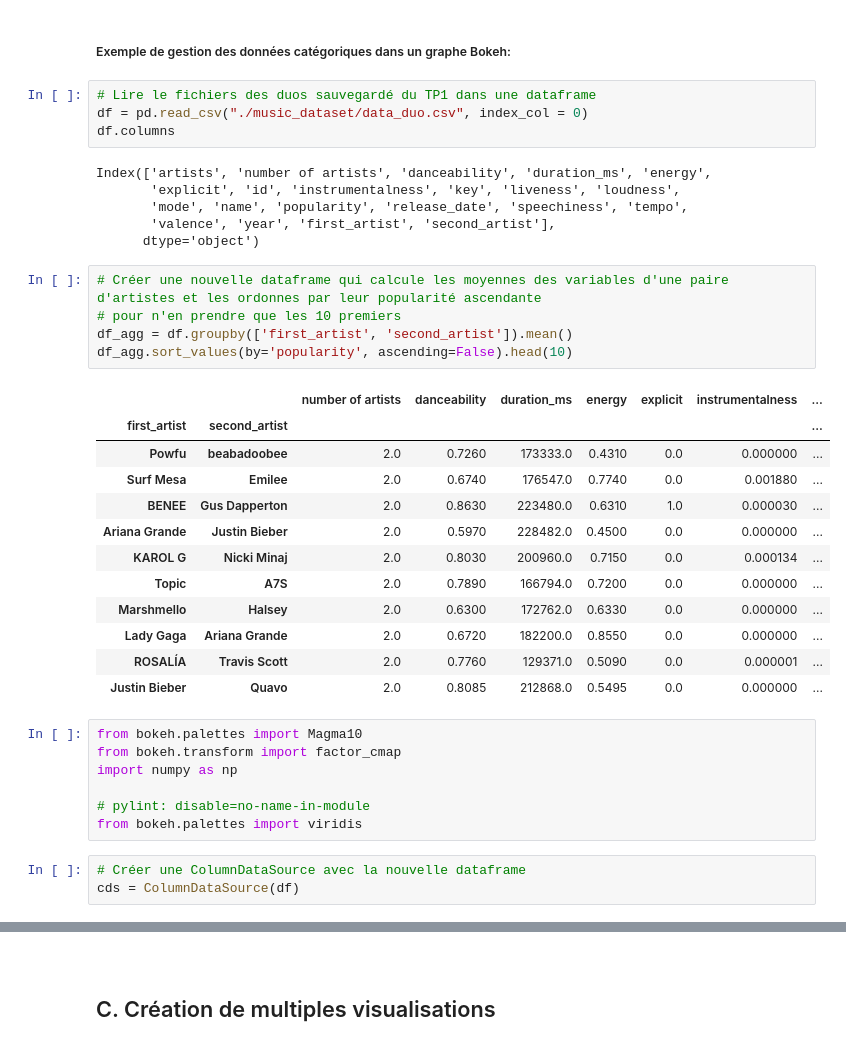
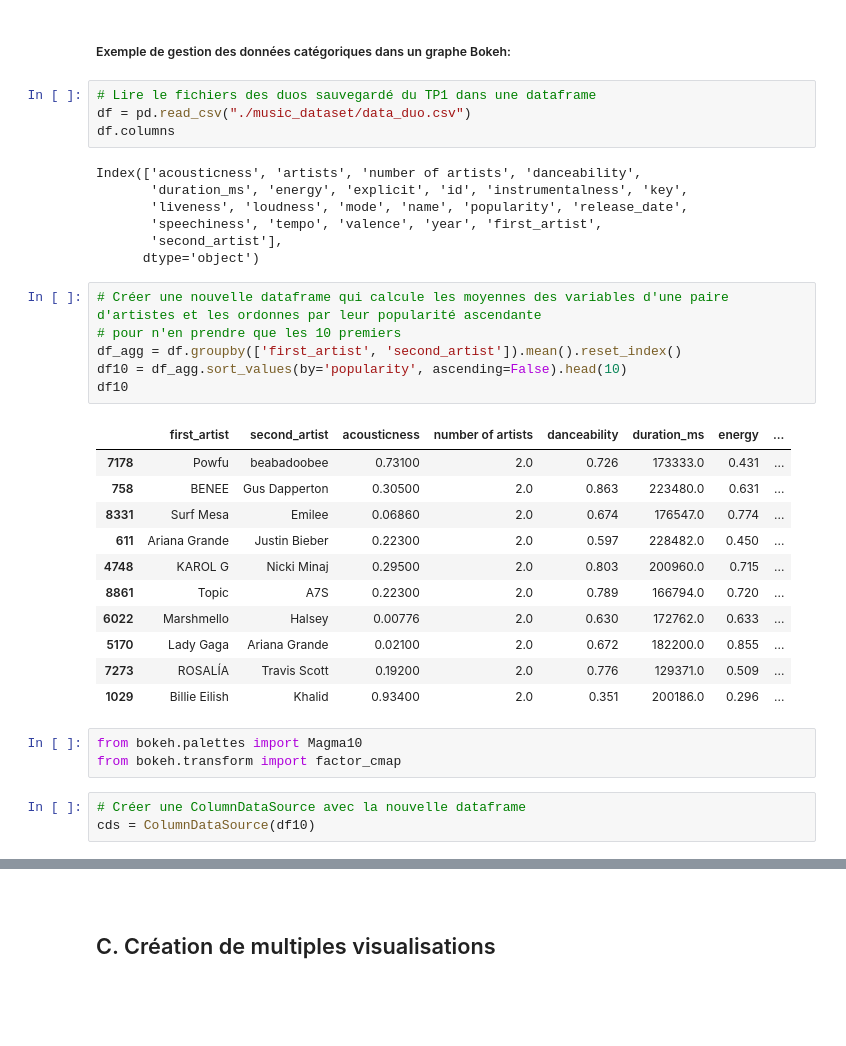
Before and after one commit to 11bender/IA_labs, a Jupyter notebook: Lab1_2_IA_DataViz.ipynb, the cells around one changed output, grey strips where cells are left out. Cells and saved outputs as stored; diff of their text form; blank space fills up the shorter version.

```diff
--- a/Lab1_2_IA_DataViz.ipynb
+++ b/Lab1_2_IA_DataViz.ipynb
@@ -305,39 +305,36 @@ Penser à donner des titres, des labels... à vos graphes, axes etc. Pour plus d
 ##### Exemple de gestion des données catégoriques dans un graphe Bokeh:
 # %%
 # Lire le fichiers des duos sauvegardé du TP1 dans une dataframe
-df = pd.read_csv("./music_dataset/data_duo.csv", index_col = 0)
+df = pd.read_csv("./music_dataset/data_duo.csv")
 df.columns
 # %% [output]
-Index(['artists', 'number of artists', 'danceability', 'duration_ms', 'energy',
-       'explicit', 'id', 'instrumentalness', 'key', 'liveness', 'loudness',
-       'mode', 'name', 'popularity', 'release_date', 'speechiness', 'tempo',
-       'valence', 'year', 'first_artist', 'second_artist'],
+Index(['acousticness', 'artists', 'number of artists', 'danceability',
+       'duration_ms', 'energy', 'explicit', 'id', 'instrumentalness', 'key',
+       'liveness', 'loudness', 'mode', 'name', 'popularity', 'release_date',
+       'speechiness', 'tempo', 'valence', 'year', 'first_artist',
+       'second_artist'],
       dtype='object')
 # %%
 # Créer une nouvelle dataframe qui calcule les moyennes des variables d'une paire d'artistes et les ordonnes par leur popularité ascendante
 # pour n'en prendre que les 10 premiers
-df_agg = df.groupby(['first_artist', 'second_artist']).mean()
-df_agg.sort_values(by='popularity', ascending=False).head(10)
+df_agg = df.groupby(['first_artist', 'second_artist']).mean().reset_index()
+df10 = df_agg.sort_values(by='popularity', ascending=False).head(10)
+df10
 # %% [output]
-|  |  | number of artists | danceability | duration_ms | energy | explicit | instrumentalness | ... |
-| first_artist | second_artist |  |  |  |  |  |  | ... |
-| Powfu | beabadoobee | 2.0 | 0.7260 | 173333.0 | 0.4310 | 0.0 | 0.000000 | ... |
-| Surf Mesa | Emilee | 2.0 | 0.6740 | 176547.0 | 0.7740 | 0.0 | 0.001880 | ... |
-| BENEE | Gus Dapperton | 2.0 | 0.8630 | 223480.0 | 0.6310 | 1.0 | 0.000030 | ... |
-| Ariana Grande | Justin Bieber | 2.0 | 0.5970 | 228482.0 | 0.4500 | 0.0 | 0.000000 | ... |
-| KAROL G | Nicki Minaj | 2.0 | 0.8030 | 200960.0 | 0.7150 | 0.0 | 0.000134 | ... |
-| Topic | A7S | 2.0 | 0.7890 | 166794.0 | 0.7200 | 0.0 | 0.000000 | ... |
-| Marshmello | Halsey | 2.0 | 0.6300 | 172762.0 | 0.6330 | 0.0 | 0.000000 | ... |
-| Lady Gaga | Ariana Grande | 2.0 | 0.6720 | 182200.0 | 0.8550 | 0.0 | 0.000000 | ... |
-| ROSALÍA | Travis Scott | 2.0 | 0.7760 | 129371.0 | 0.5090 | 0.0 | 0.000001 | ... |
-| Justin Bieber | Quavo | 2.0 | 0.8085 | 212868.0 | 0.5495 | 0.0 | 0.000000 | ... |
+|  | first_artist | second_artist | acousticness | number of artists | danceability | duration_ms | energy | ... |
+| 7178 | Powfu | beabadoobee | 0.73100 | 2.0 | 0.726 | 173333.0 | 0.431 | ... |
+| 758 | BENEE | Gus Dapperton | 0.30500 | 2.0 | 0.863 | 223480.0 | 0.631 | ... |
+| 8331 | Surf Mesa | Emilee | 0.06860 | 2.0 | 0.674 | 176547.0 | 0.774 | ... |
+| 611 | Ariana Grande | Justin Bieber | 0.22300 | 2.0 | 0.597 | 228482.0 | 0.450 | ... |
+| 4748 | KAROL G | Nicki Minaj | 0.29500 | 2.0 | 0.803 | 200960.0 | 0.715 | ... |
+| 8861 | Topic | A7S | 0.22300 | 2.0 | 0.789 | 166794.0 | 0.720 | ... |
+| 6022 | Marshmello | Halsey | 0.00776 | 2.0 | 0.630 | 172762.0 | 0.633 | ... |
+| 5170 | Lady Gaga | Ariana Grande | 0.02100 | 2.0 | 0.672 | 182200.0 | 0.855 | ... |
+| 7273 | ROSALÍA | Travis Scott | 0.19200 | 2.0 | 0.776 | 129371.0 | 0.509 | ... |
+| 1029 | Billie Eilish | Khalid | 0.93400 | 2.0 | 0.351 | 200186.0 | 0.296 | ... |
 # %%
 from bokeh.palettes import Magma10
 from bokeh.transform import factor_cmap
-import numpy as np
-
-# pylint: disable=no-name-in-module
-from bokeh.palettes import viridis
 # %%
 # Créer une ColumnDataSource avec la nouvelle dataframe
-cds = ColumnDataSource(df)
+cds = ColumnDataSource(df10)
```
Also changed, not shown: parts of 28 cells of this notebook, 2 other files.
